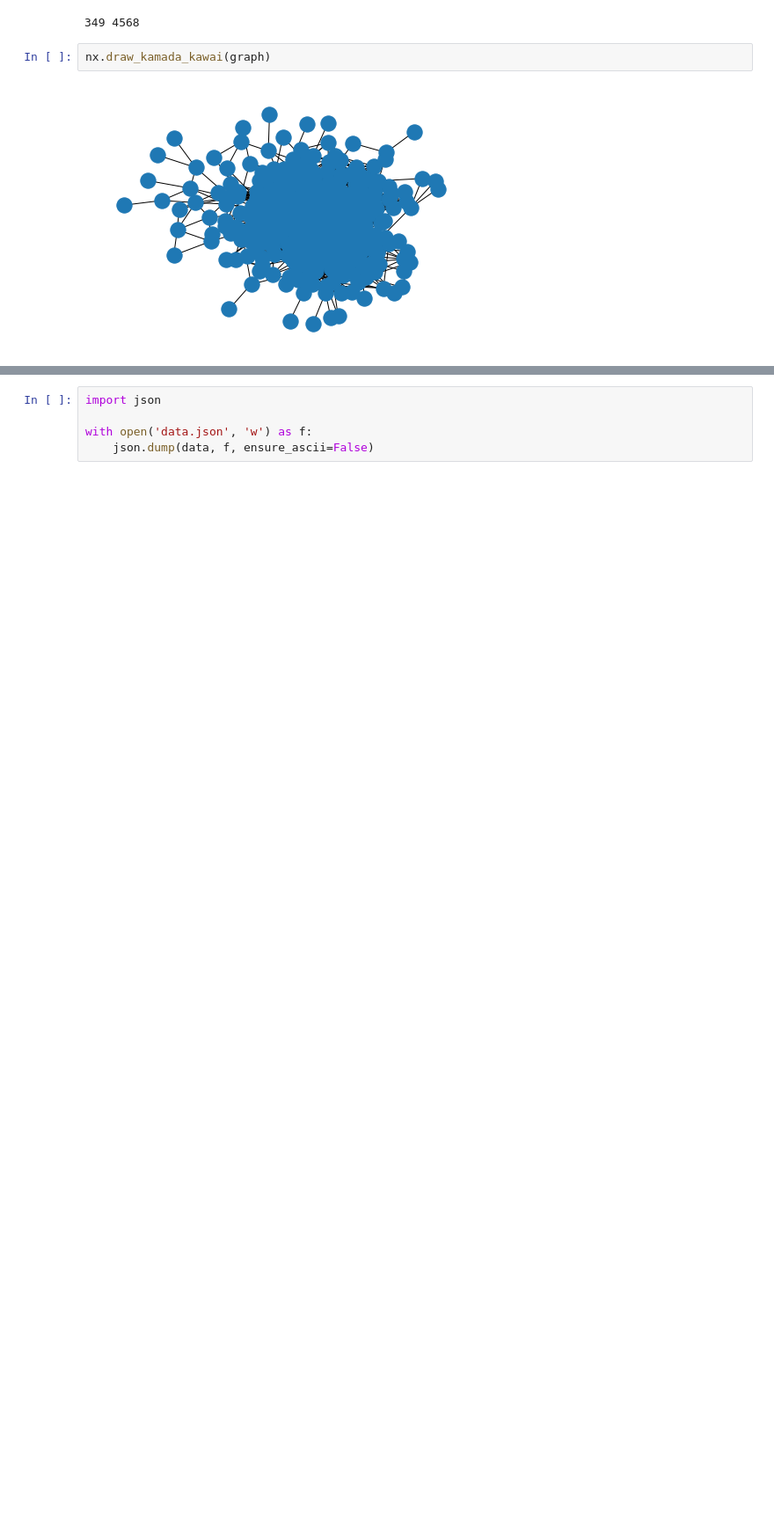
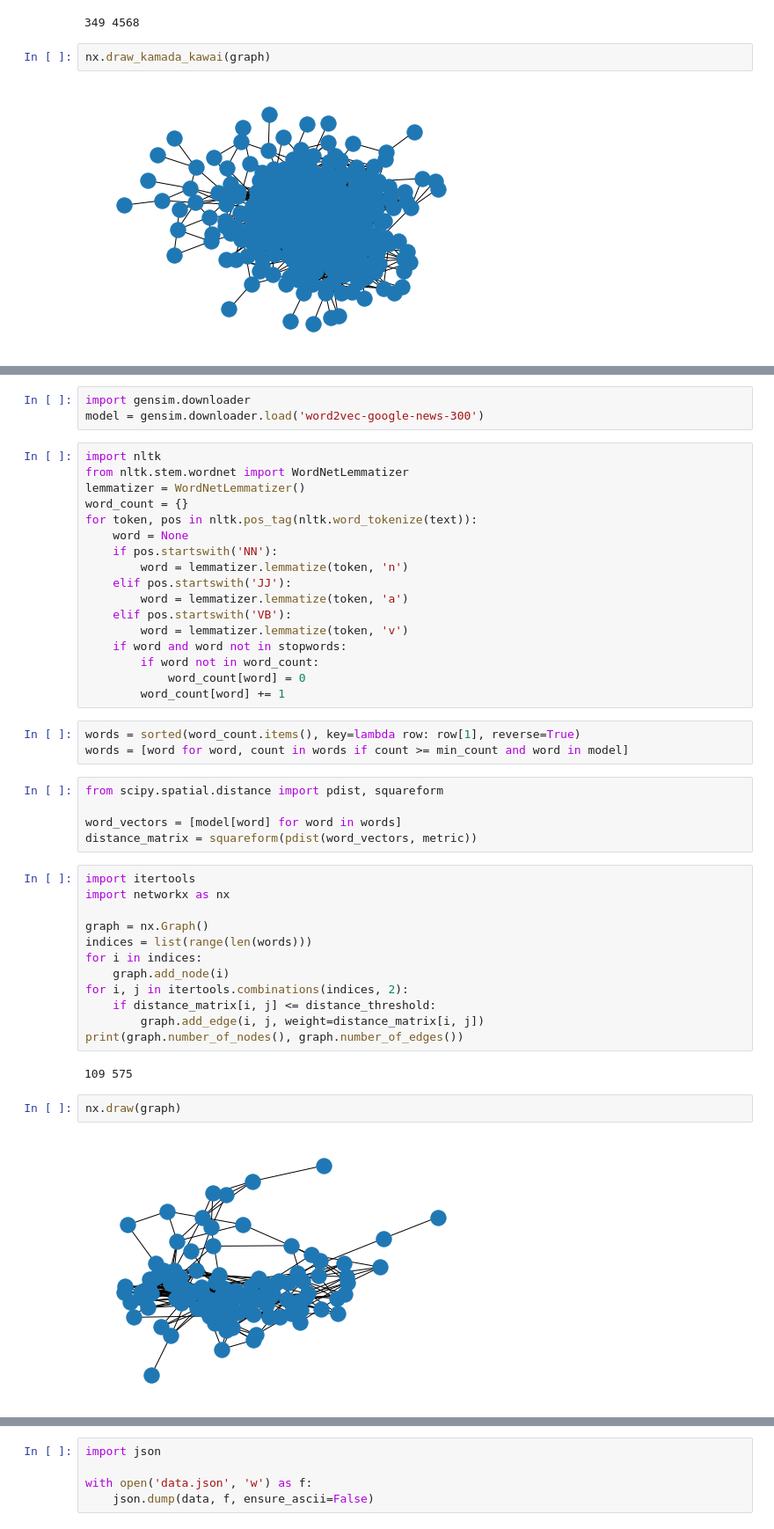
Before and after one commit to vdslab/storygem, a Jupyter notebook: notebooks/voronoi_treemap_word_clouds.ipynb, the cells around one changed output, grey strips where cells are left out. Shown at 88% size. Cells and saved outputs as stored; diff of their text form; blank space fills up the shorter version.

```diff
--- a/notebooks/voronoi_treemap_word_clouds.ipynb
+++ b/notebooks/voronoi_treemap_word_clouds.ipynb
@@ -271,0 +270,46 @@ nx.draw_kamada_kawai(graph)
+# %%
+import gensim.downloader
+model = gensim.downloader.load('word2vec-google-news-300')
+# %%
+import nltk
+from nltk.stem.wordnet import WordNetLemmatizer
+lemmatizer = WordNetLemmatizer()
+word_count = {}
+for token, pos in nltk.pos_tag(nltk.word_tokenize(text)):
+    word = None
+    if pos.startswith('NN'):
+        word = lemmatizer.lemmatize(token, 'n')
+    elif pos.startswith('JJ'):
+        word = lemmatizer.lemmatize(token, 'a')
+    elif pos.startswith('VB'):
+        word = lemmatizer.lemmatize(token, 'v')
+    if word and word not in stopwords:
+        if word not in word_count:
+            word_count[word] = 0
+        word_count[word] += 1
+# %%
+words = sorted(word_count.items(), key=lambda row: row[1], reverse=True)
+words = [word for word, count in words if count >= min_count and word in model]
+# %%
+from scipy.spatial.distance import pdist, squareform
+
+word_vectors = [model[word] for word in words]
+distance_matrix = squareform(pdist(word_vectors, metric))
+# %%
+import itertools
+import networkx as nx
+
+graph = nx.Graph()
+indices = list(range(len(words)))
+for i in indices:
+    graph.add_node(i)
+for i, j in itertools.combinations(indices, 2):
+    if distance_matrix[i, j] <= distance_threshold:
+        graph.add_edge(i, j, weight=distance_matrix[i, j])
+print(graph.number_of_nodes(), graph.number_of_edges())
+# %% [output]
+109 575
+# %%
+nx.draw(graph)
+# %% [output]
+[figure, added]
```
Also changed, not shown: parts of 15 cells of this notebook.
